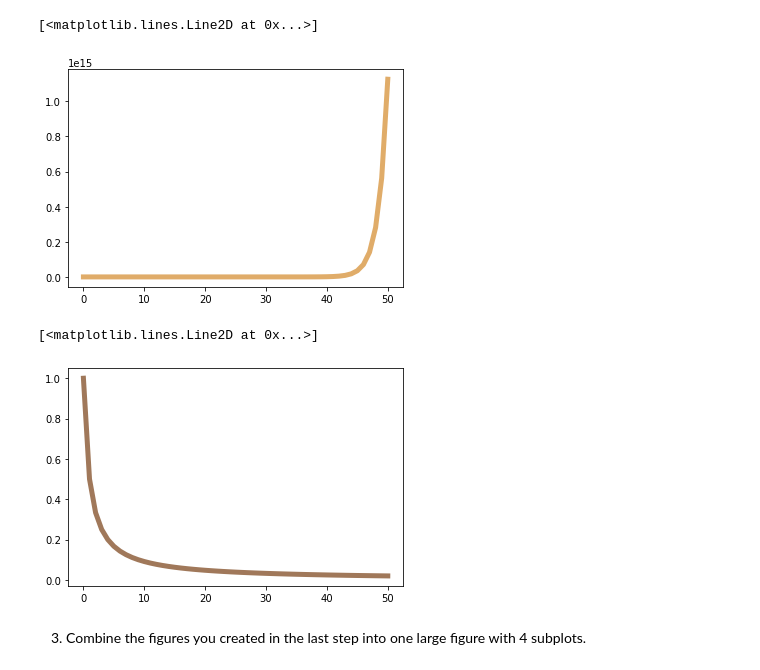
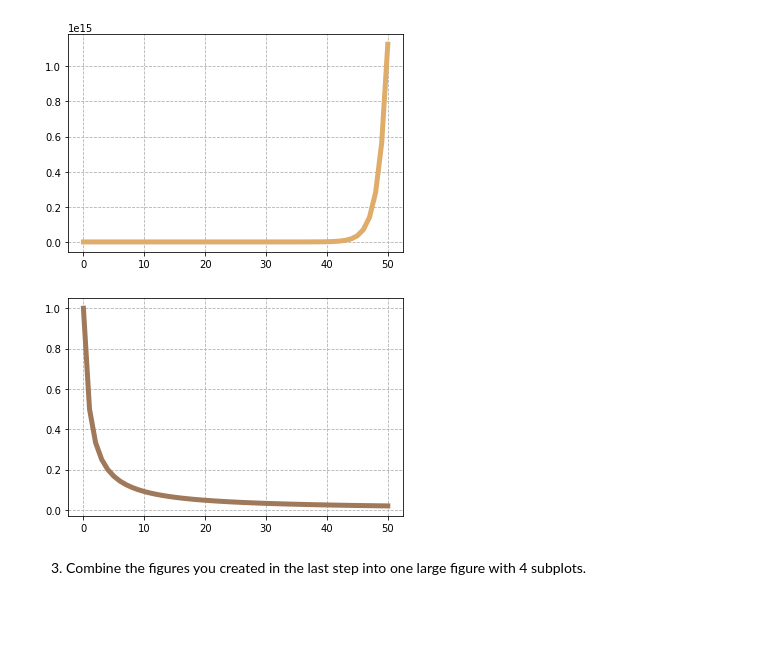
Before and after one commit to m3redithw/numpy-pandas-visualization-exercises, a Jupyter notebook: matplotlib_exercises.ipynb, the cells around one changed output. Drawn from its saved outputs; the diff is of its cells as text; code cells hidden in the pictures; blank space fills up the shorter version.

```diff
--- a/matplotlib_exercises.ipynb
+++ b/matplotlib_exercises.ipynb
@@ -51,17 +67,17 @@ Text(0, 0.5, 'y')
 x = list(range(0,51))
 y = [2**n for n in x]
 plt.plot(x, y, c = '#e0ac69', linewidth = 5)
+plt.grid(True, ls = '--')
 # %% [output]
-[<matplotlib.lines.Line2D at 0x...>]
-[figure, old version]
+[figure, new version]
 # %%
 # y = 1/(x+1)
 x = list(range(0,51))
 y = [1/(n+1) for n in x]
 plt.plot(x, y, c = '#a0785a', linewidth = 5)
+plt.grid(True, ls = '--')
 # %% [output]
-[<matplotlib.lines.Line2D at 0x...>]
-[figure, old version]
+[figure, new version]
 # %% [markdown]
 3. Combine the figures you created in the last step into one large figure with 4 subplots.
 # %%
```
Also changed, not shown: parts of 9 cells of this notebook.
